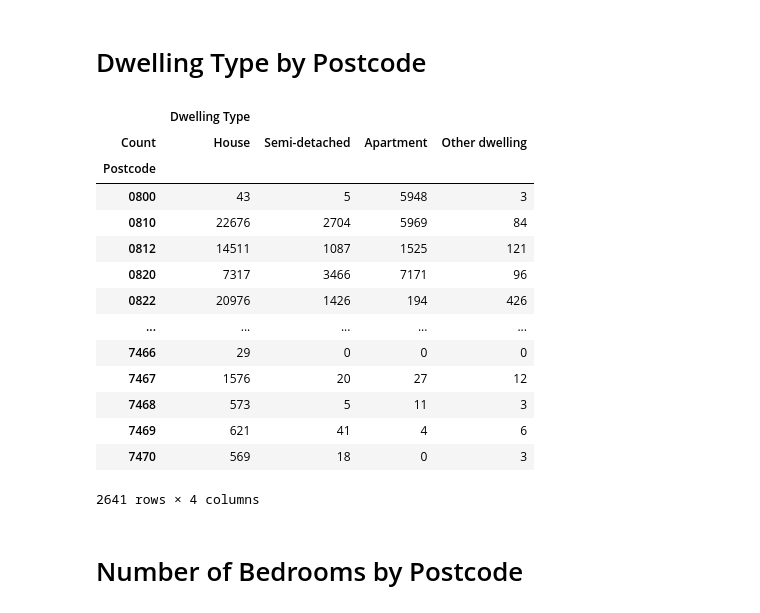
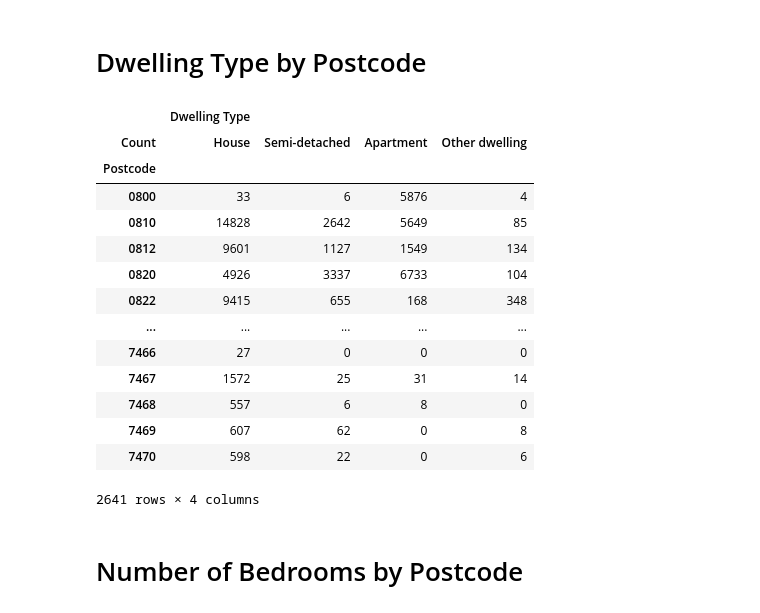
Before and after one commit to ricamaria/Project-1, a Jupyter notebook: ABS_data/ABS_data.ipynb, the cells around one changed output. Cells and saved outputs as stored; diff of their text form; code cells hidden in the pictures.

Commit message:
Updated dwelling table

```diff
--- a/ABS_data/ABS_data.ipynb
+++ b/ABS_data/ABS_data.ipynb
@@ -42,45 +53,44 @@ ref_df = pd.read_csv(ref_path)
 # Dwelling Type by Postcode
 # %%
 # Convert region column to postcode
-dwell_df["Postcode"] = dwell_df['REGION: Region'].astype(str).str[0:4]
+bedrooms_df["Postcode"] = bedrooms_df['REGION: Region'].astype(str).str[0:4]
 
-# Filter to Persons only, totals only for dwelling types and remove non-postcode column
-filt_dwell_df = dwell_df.loc[(dwell_df['SUM: Summation'] == "P: Persons") &
-                ((dwell_df["DWTSTRD: Dwelling structure"] == "11: Separate house") |
-                (dwell_df["DWTSTRD: Dwelling structure"] == "2: Semi-detached, row or terrace house, townhouse etc with: Total") |
-                (dwell_df["DWTSTRD: Dwelling structure"] == "3: Flat or apartment: Total") |
-                (dwell_df["DWTSTRD: Dwelling structure"] == "9: Other dwelling: Total")) &
-                (dwell_df["Postcode"] != "9797"), :]
+# Filter to dwellings only, totals only for dwelling types and remove non-postcode column
+filt_bedrooms_df = bedrooms_df.loc[((bedrooms_df["STRD: Dwelling structure"] == "11: Separate house") |
+                (bedrooms_df["STRD: Dwelling structure"] == "2: Semi-detached, row or terrace house, townhouse etc: Total") |
+                (bedrooms_df["STRD: Dwelling structure"] == "3: Flat or apartment: Total") |
+                (bedrooms_df["STRD: Dwelling structure"] == "9: Other dwelling")) &
+                (bedrooms_df["Postcode"] != "9797"), :]
 
 # Filter to required columns only, rename columns and return dwelling type count value as integers
-filt_dwell_df = filt_dwell_df[["DWTSTRD: Dwelling structure", "Postcode", "STATE: State", "OBS_VALUE"]]
-filt_dwell_df = filt_dwell_df.rename(columns={"OBS_VALUE": "Dwelling Type", "DWTSTRD: Dwelling structure": "Count"})
-filt_dwell_df["Dwelling Type"] = filt_dwell_df["Dwelling Type"].astype(int)
+filt_bedrooms_df = filt_bedrooms_df[["STRD: Dwelling structure", "Postcode", "STATE: State", "OBS_VALUE"]]
+filt_bedrooms_df = filt_bedrooms_df.rename(columns={"OBS_VALUE": "Dwelling Type", "STRD: Dwelling structure": "Count"})
+filt_bedrooms_df["Dwelling Type"] = filt_bedrooms_df["Dwelling Type"].astype(int)
 
 # Pivot dataframe by Postcode
-dwell_poa_df = filt_dwell_df.groupby(["Postcode", "Count"]).sum().unstack()
+dwell_poa_df = filt_bedrooms_df.groupby(["Postcode", "Count"]).sum().unstack()
 
 # Rename dwelling type columns
 dwell_poa_df = dwell_poa_df.rename(columns={"11: Separate house": "House",
-                                "2: Semi-detached, row or terrace house, townhouse etc with: Total": "Semi-detached",
+                                "2: Semi-detached, row or terrace house, townhouse etc: Total": "Semi-detached",
                                 "3: Flat or apartment: Total": "Apartment",
-                                "9: Other dwelling: Total": "Other dwelling"})
+                                "9: Other dwelling": "Other dwelling"})
 dwell_poa_df
 # %% [output]
 |  | Dwelling Type |  |  |  |
 | Count | House | Semi-detached | Apartment | Other dwelling |
 | Postcode |  |  |  |  |
-| 0800 | 43 | 5 | 5948 | 3 |
-| 0810 | 22676 | 2704 | 5969 | 84 |
-| 0812 | 14511 | 1087 | 1525 | 121 |
-| 0820 | 7317 | 3466 | 7171 | 96 |
-| 0822 | 20976 | 1426 | 194 | 426 |
+| 0800 | 33 | 6 | 5876 | 4 |
+| 0810 | 14828 | 2642 | 5649 | 85 |
+| 0812 | 9601 | 1127 | 1549 | 134 |
+| 0820 | 4926 | 3337 | 6733 | 104 |
+| 0822 | 9415 | 655 | 168 | 348 |
 | ... | ... | ... | ... | ... |
-| 7466 | 29 | 0 | 0 | 0 |
-| 7467 | 1576 | 20 | 27 | 12 |
-| 7468 | 573 | 5 | 11 | 3 |
-| 7469 | 621 | 41 | 4 | 6 |
-| 7470 | 569 | 18 | 0 | 3 |
+| 7466 | 27 | 0 | 0 | 0 |
+| 7467 | 1572 | 25 | 31 | 14 |
+| 7468 | 557 | 6 | 8 | 0 |
+| 7469 | 607 | 62 | 0 | 8 |
+| 7470 | 598 | 22 | 0 | 6 |
 2641 rows × 4 columns
 # %% [markdown]
 # Number of Bedrooms by Postcode
```
Also changed, not shown: parts of 9 cells of this notebook, 1 other file.
